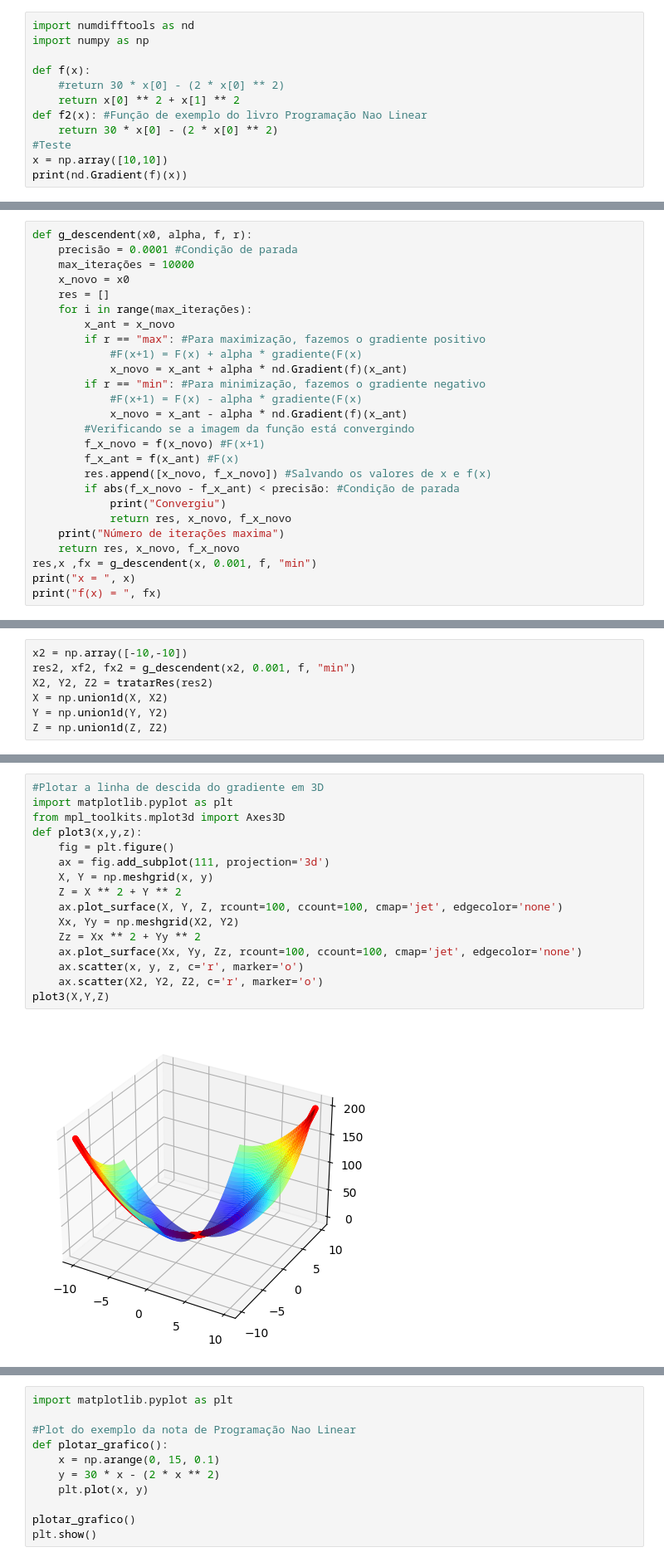
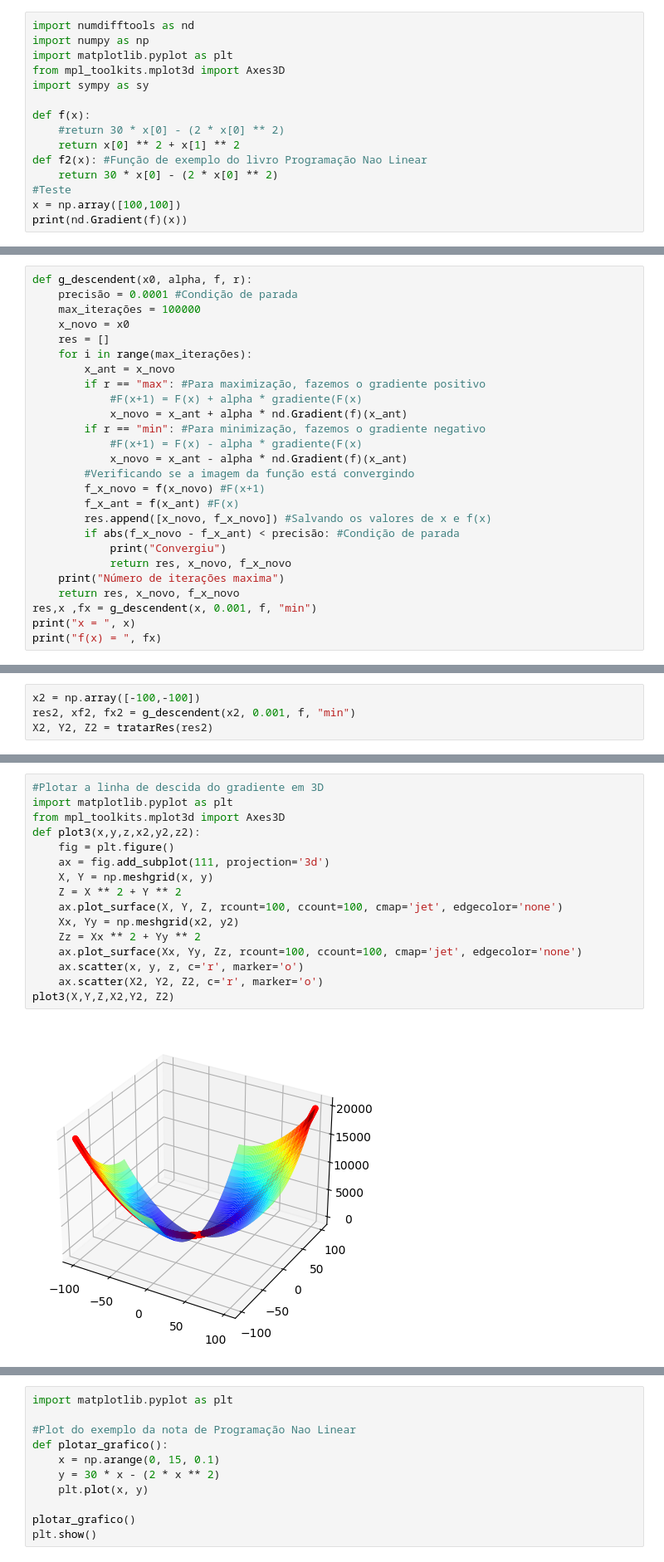
Before and after one commit to amaral220x/IC2023, a Jupyter notebook: gradient.ipynb, the cells around one changed output, grey strips where cells are left out. Shown: that part at 83% size. Drawn from its saved outputs; the diff is of its cells as text.

```diff
--- a/gradient.ipynb
+++ b/gradient.ipynb
@@ -1,6 +1,9 @@
 # %%
 import numdifftools as nd
 import numpy as np
+import matplotlib.pyplot as plt
+from mpl_toolkits.mplot3d import Axes3D
+import sympy as sy
 
 def f(x):
     #return 30 * x[0] - (2 * x[0] ** 2)
@@ -8,6 +11,6 @@ def f(x):
 def f2(x): #Função de exemplo do livro Programação Nao Linear
     return 30 * x[0] - (2 * x[0] ** 2)
 #Teste
-x = np.array([10,10])
+x = np.array([100,100])
 print(nd.Gradient(f)(x))
 # %% [output]
@@ -15,7 +18,7 @@ print(nd.Gradient(f)(x))
 # %%
 def g_descendent(x0, alpha, f, r):
     precisão = 0.0001 #Condição de parada
-    max_iterações = 10000
+    max_iterações = 100000
     x_novo = x0
     res = []
     for i in range(max_iterações):
@@ -82,9 +85,6 @@ print(Z)
 # %%
-x2 = np.array([-10,-10])
+x2 = np.array([-100,-100])
 res2, xf2, fx2 = g_descendent(x2, 0.001, f, "min")
 X2, Y2, Z2 = tratarRes(res2)
-X = np.union1d(X, X2)
-Y = np.union1d(Y, Y2)
-Z = np.union1d(Z, Z2)
 # %% [output]
 Convergiu
@@ -100,21 +91,21 @@ print(Z.shape)
 # %%
 #Plotar a linha de descida do gradiente em 3D
 import matplotlib.pyplot as plt
 from mpl_toolkits.mplot3d import Axes3D
-def plot3(x,y,z):
+def plot3(x,y,z,x2,y2,z2):
     fig = plt.figure()
     ax = fig.add_subplot(111, projection='3d')
     X, Y = np.meshgrid(x, y)
     Z = X ** 2 + Y ** 2
     ax.plot_surface(X, Y, Z, rcount=100, ccount=100, cmap='jet', edgecolor='none')
-    Xx, Yy = np.meshgrid(X2, Y2)
+    Xx, Yy = np.meshgrid(x2, y2)
     Zz = Xx ** 2 + Yy ** 2
     ax.plot_surface(Xx, Yy, Zz, rcount=100, ccount=100, cmap='jet', edgecolor='none')
     ax.scatter(x, y, z, c='r', marker='o')
     ax.scatter(X2, Y2, Z2, c='r', marker='o')
-plot3(X,Y,Z)
+plot3(X,Y,Z,X2,Y2, Z2)
 # %% [output]
-[figure, old version]
+[figure, new version]
 # %%
 def scatterplot(x,y,z):
     fig = plt.figure()
```
Also changed, not shown: parts of 12 cells of this notebook.
